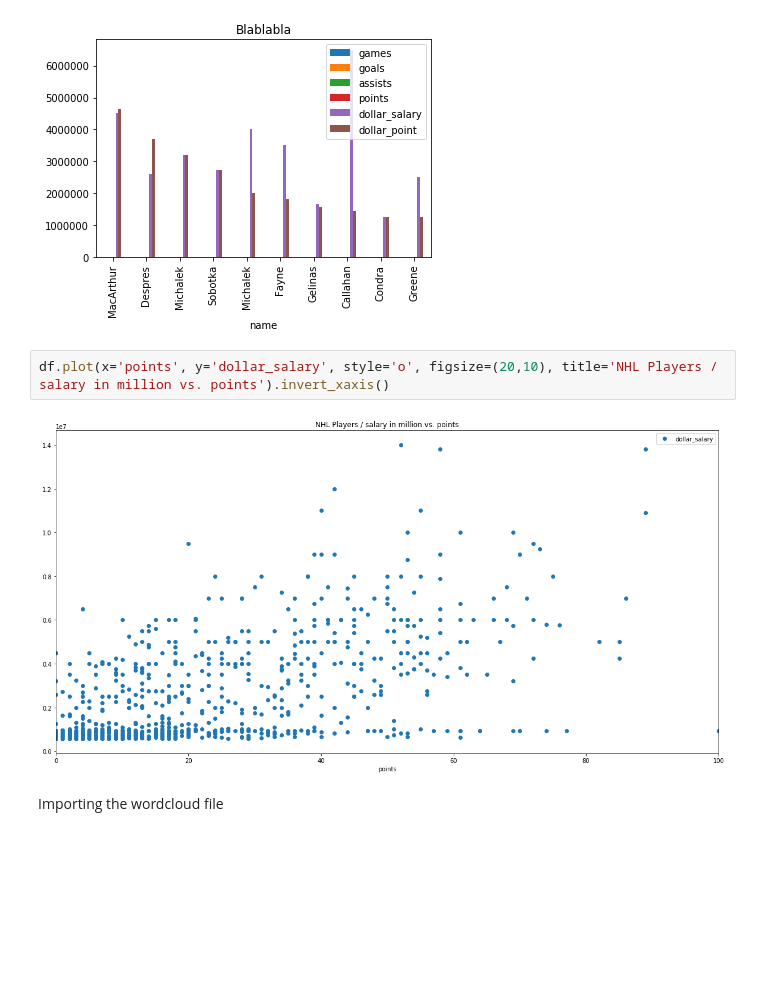
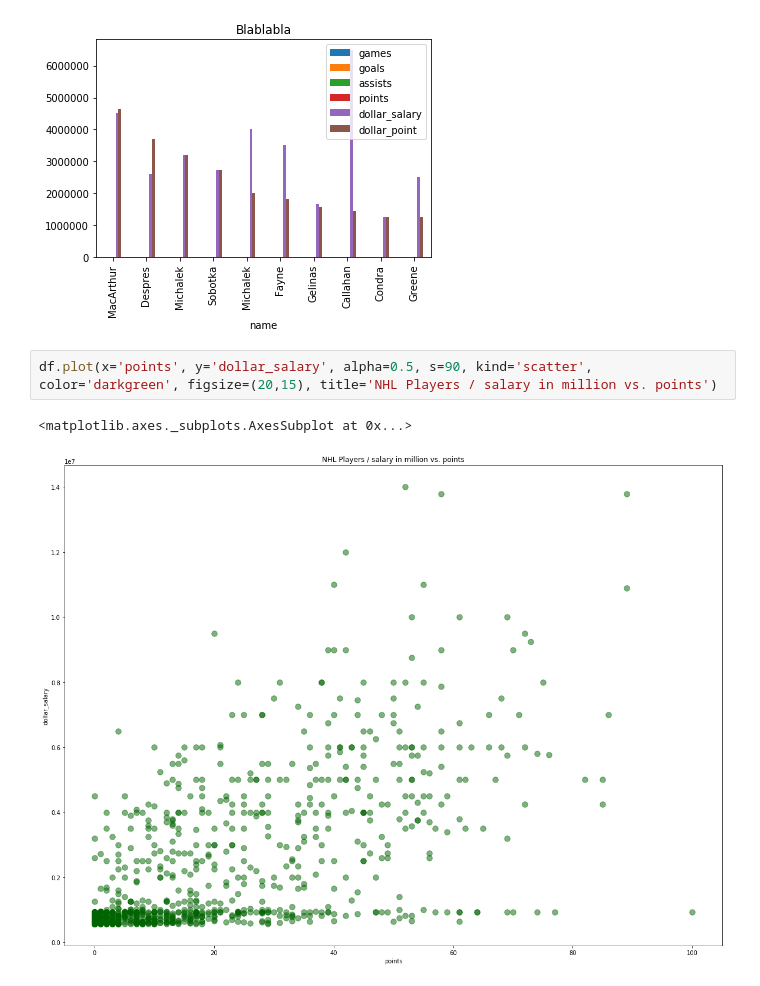
Before and after one commit to peterjost/studio-projects, a Jupyter notebook: code/NHL_underpayed_players/NHL underpayed players.ipynb, the cells around one changed output. Saved outputs shown, nothing was run; the diff lists cells and outputs as text; blank space fills up the shorter version.

```diff
--- a/code/NHL_underpayed_players/NHL underpayed players.ipynb
+++ b/code/NHL_underpayed_players/NHL underpayed players.ipynb
@@ -67,8 +72,7 @@ df.sort_values(by='dollar_point', ascending=False).head(10).plot(x='name', kind=
 <matplotlib.axes._subplots.AxesSubplot at 0x...>
 [figure]
 # %%
-df.plot(x='points', y='dollar_salary', style='o', figsize=(20,10), title='NHL Players / salary in million vs. points').invert_xaxis()
+df.plot(x='points', y='dollar_salary', alpha=0.5, s=90, kind='scatter', color='darkgreen', figsize=(20,15), title='NHL Players / salary in million vs. points')
 # %% [output]
+<matplotlib.axes._subplots.AxesSubplot at 0x...>
-[figure, old version]
+[figure, new version]
-# %% [markdown]
-Importing the wordcloud file
```
Also changed, not shown: parts of 3 cells of this notebook, 8 other files.
